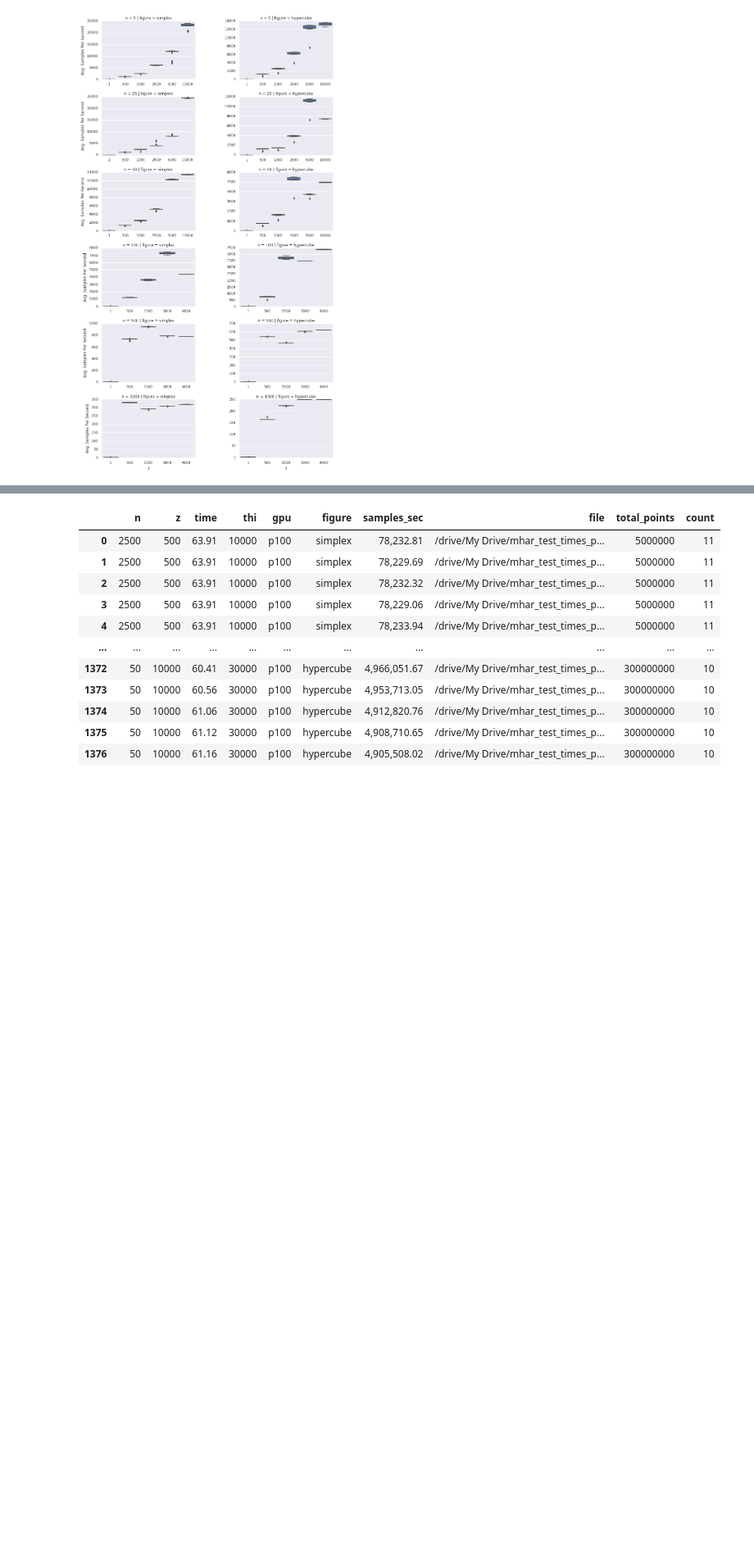
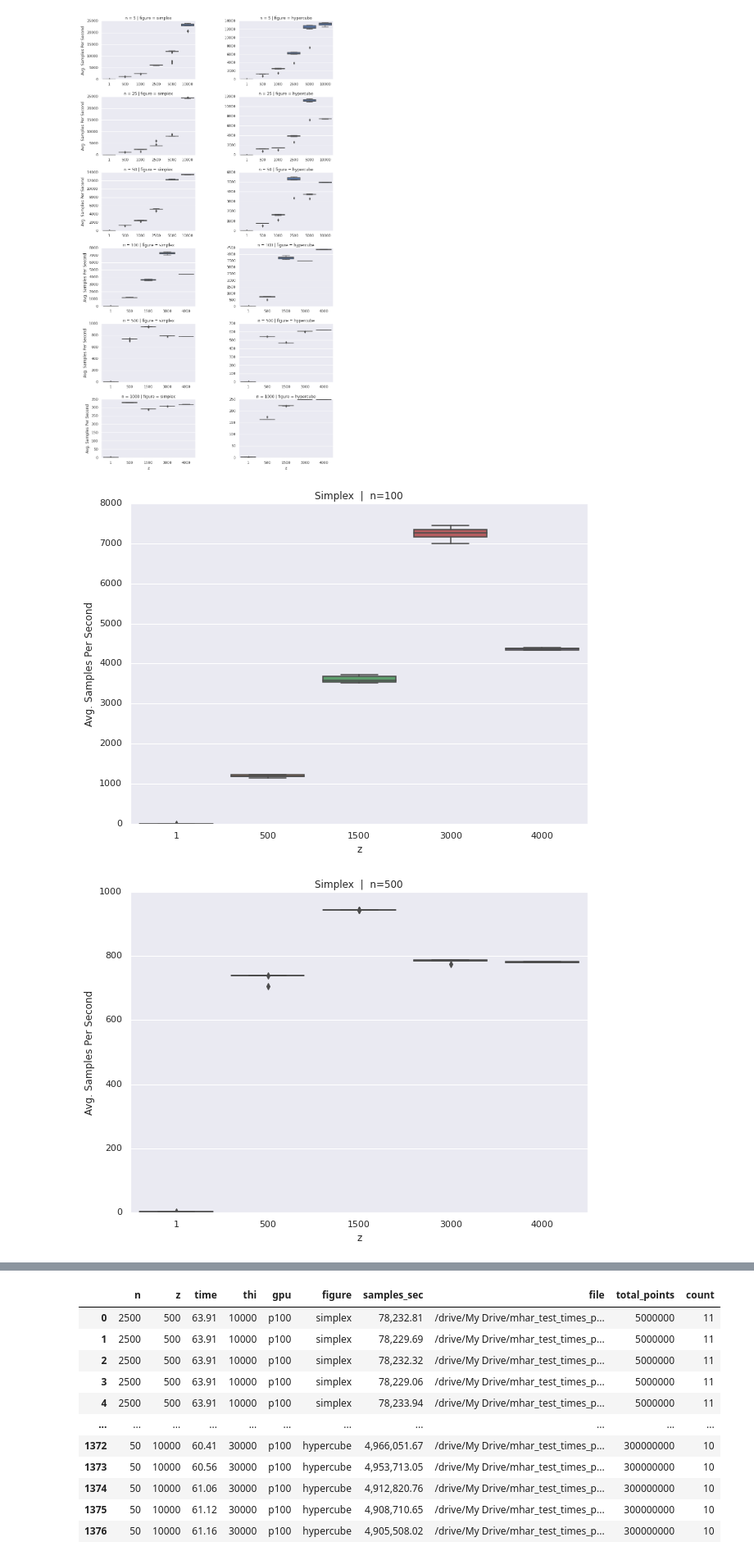
Before and after one commit to uumami/mhar_pytorch, a Jupyter notebook: mhar_times.ipynb, the cells around one changed output, grey strips where cells are left out. Shown at 82% size. Cells and saved outputs as stored; diff of their text form; code cells hidden in the pictures; blank space fills up the shorter version.

Commit message:
Boxplots now are saved individually alpha

```diff
--- a/mhar_times.ipynb
+++ b/mhar_times.ipynb
@@ -8,6 +8,7 @@ plt.style.use('classic')
 
 import seaborn as sns
 sns.set()
+sns.set_style('darkgrid')
 # %%
 from google.colab import drive
 drive.mount('/drive')
@@ -155,3 +156,26 @@ g.fig.set_size_inches(13,20)
 #g.savefig('/drive/My Drive/mhar_images/paddig_boxplot.png')
 # %% [output]
 [figure]
+# %%
+# Save individuall images
+df_pad = df.copy()
+kws = dict(hue='z')
+df_pad = df_pad[df_pad['n'].isin([5,25, 50, 100, 500, 1000])]
+df_pad['samples_sec'] = (df_pad['samples_sec'])/1000
+df_pad.rename(inplace=True, columns={'samples_sec':'Avg. Samples Per Second'})
+
+df_pad[['figure', 'n']].drop_duplicates()
+
+for fig_ in df_pad['figure'].unique():
+  df_pad_ = df_pad[df_pad['figure']==fig_]
+  for n_ in df_pad_['n'].unique():
+    df_ = df_pad_[df_pad_['n']==n_]
+    plt.figure(figsize=(10,7)) # Clean Plot
+    g = sns.boxplot(data=df_, x='z', y='Avg. Samples Per Second')
+    g.set_title(fig_.capitalize() + '  |  n=' + str(n_))
+    fig = g.get_figure()
+    save_name = '/drive/My Drive/mhar_test_times_p100/' + fig_+ '_' + str(n_) + '.png'
+    fig.savefig(save_name)
+# %% [output]
+[figure, added]
+[figure, added]
```
Also changed, not shown: parts of 2 cells of this notebook.
